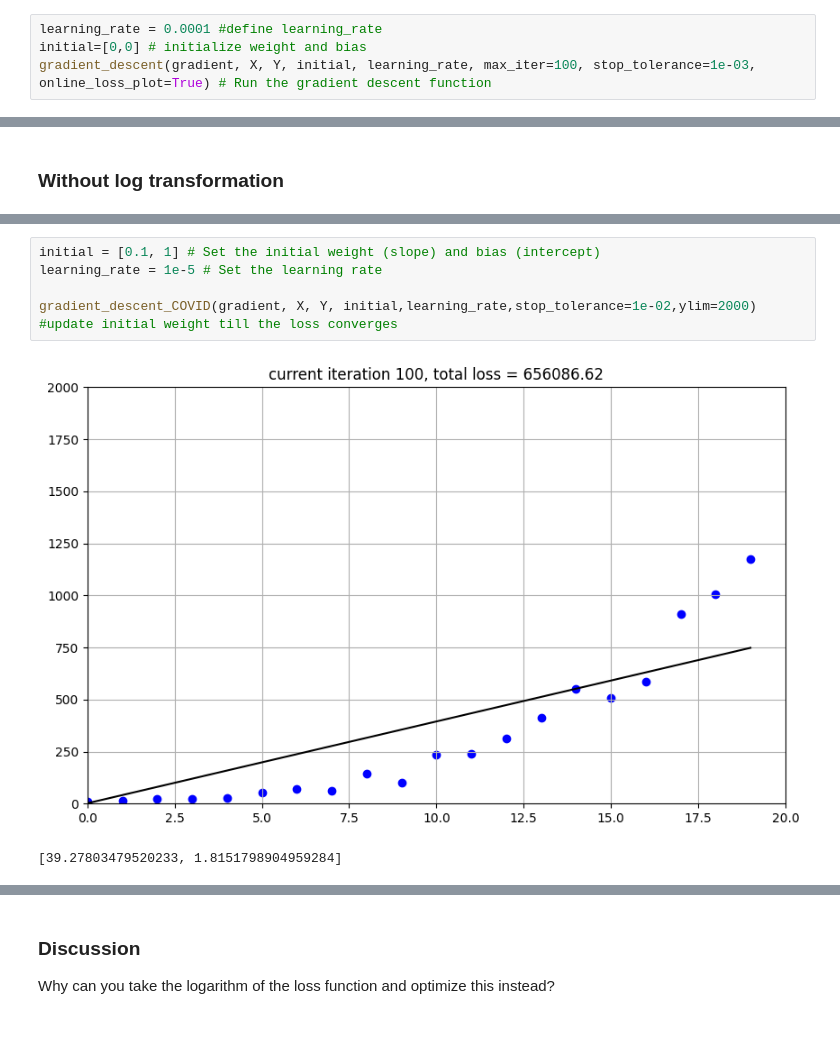
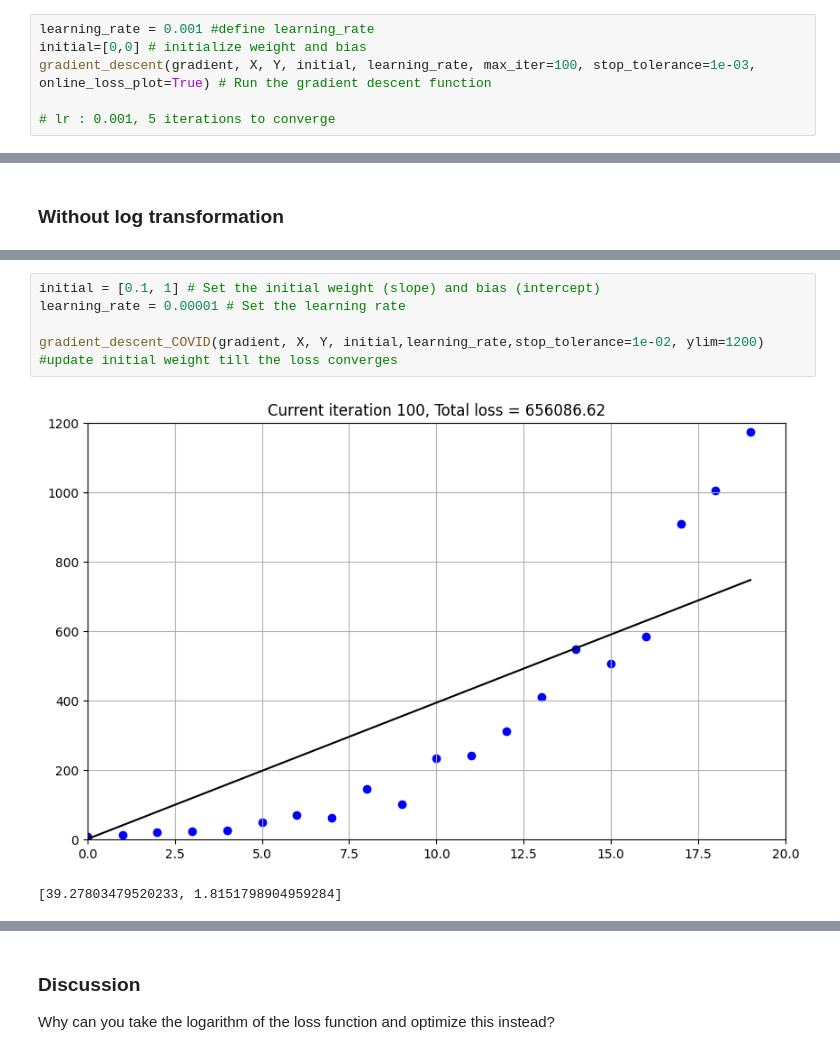
Before and after one commit to jshim0978/KU_NN, a Jupyter notebook: 2023020923_2023020928_A1/gradient_descent.ipynb, the cells around one changed output, grey strips where cells are left out. Cells and saved outputs as stored; diff of their text form.

```diff
--- a/2023020923_2023020928_A1/gradient_descent.ipynb
+++ b/2023020923_2023020928_A1/gradient_descent.ipynb
@@ -164,7 +178,9 @@ X = (X - np.mean(X)) / np.std(X)
 
 # 3. 저거 데이터가 GDP 높은 나라들만 잰건데 낮은 GDP도 포함되면 어떻게 될지 디스커션해서 쓰래
 # %%
-learning_rate = 0.0001 #define learning_rate
+learning_rate = 0.001 #define learning_rate
 initial=[0,0] # initialize weight and bias
 gradient_descent(gradient, X, Y, initial, learning_rate, max_iter=100, stop_tolerance=1e-03, online_loss_plot=True) # Run the gradient descent function
+
+# lr : 0.001, 5 iterations to converge
 # %% [output]
@@ -291,11 +333,11 @@ plt.show()
 [figure]
 # %%
 initial = [0.1, 1] # Set the initial weight (slope) and bias (intercept)
-learning_rate = 1e-5 # Set the learning rate
+learning_rate = 0.00001 # Set the learning rate
 
-gradient_descent_COVID(gradient, X, Y, initial,learning_rate,stop_tolerance=1e-02,ylim=2000) #update initial weight till the loss converges
+gradient_descent_COVID(gradient, X, Y, initial,learning_rate,stop_tolerance=1e-02, ylim=1200) #update initial weight till the loss converges
 # %% [output]
-[figure, old version]
+[figure, new version]
 [39.27803479520233, 1.8151798904959284]
 [figure]
 # %% [markdown]
```
Also changed, not shown: parts of 12 cells of this notebook.
